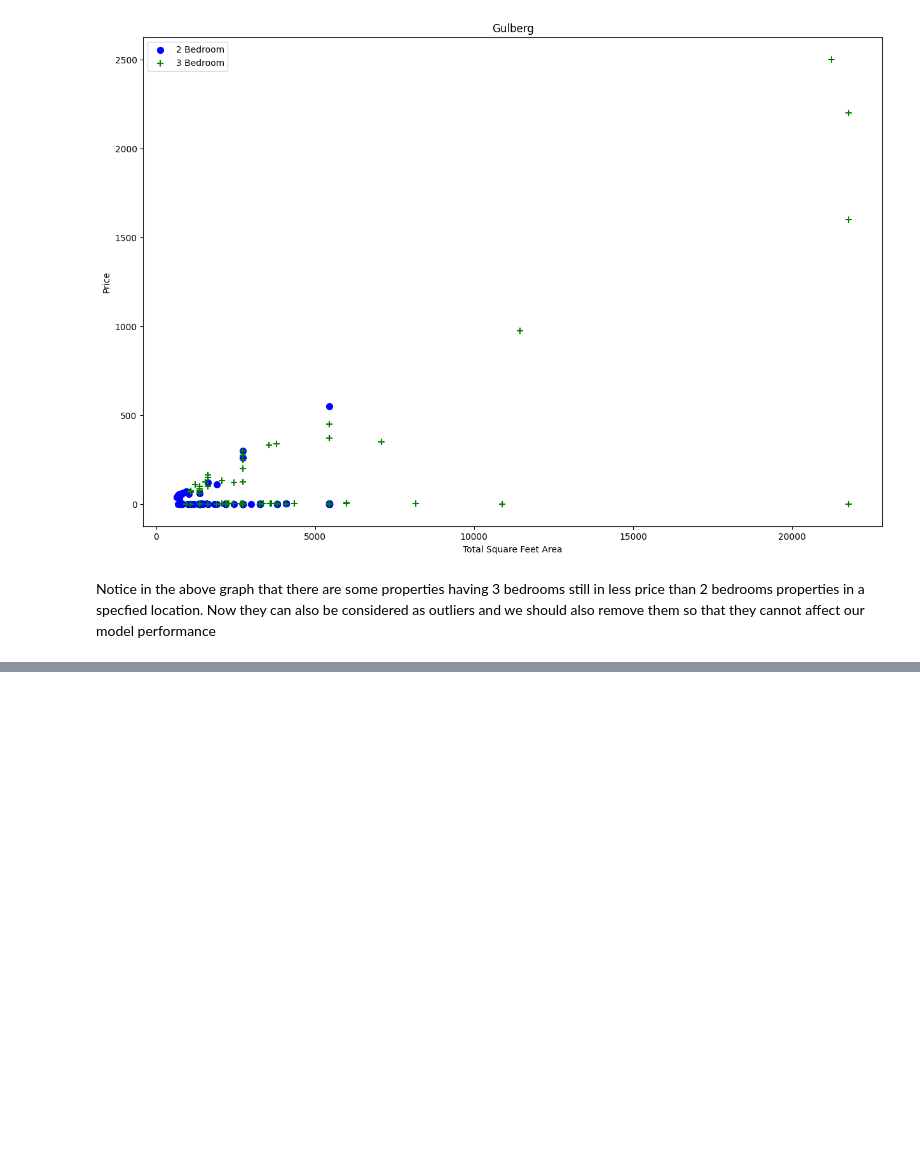
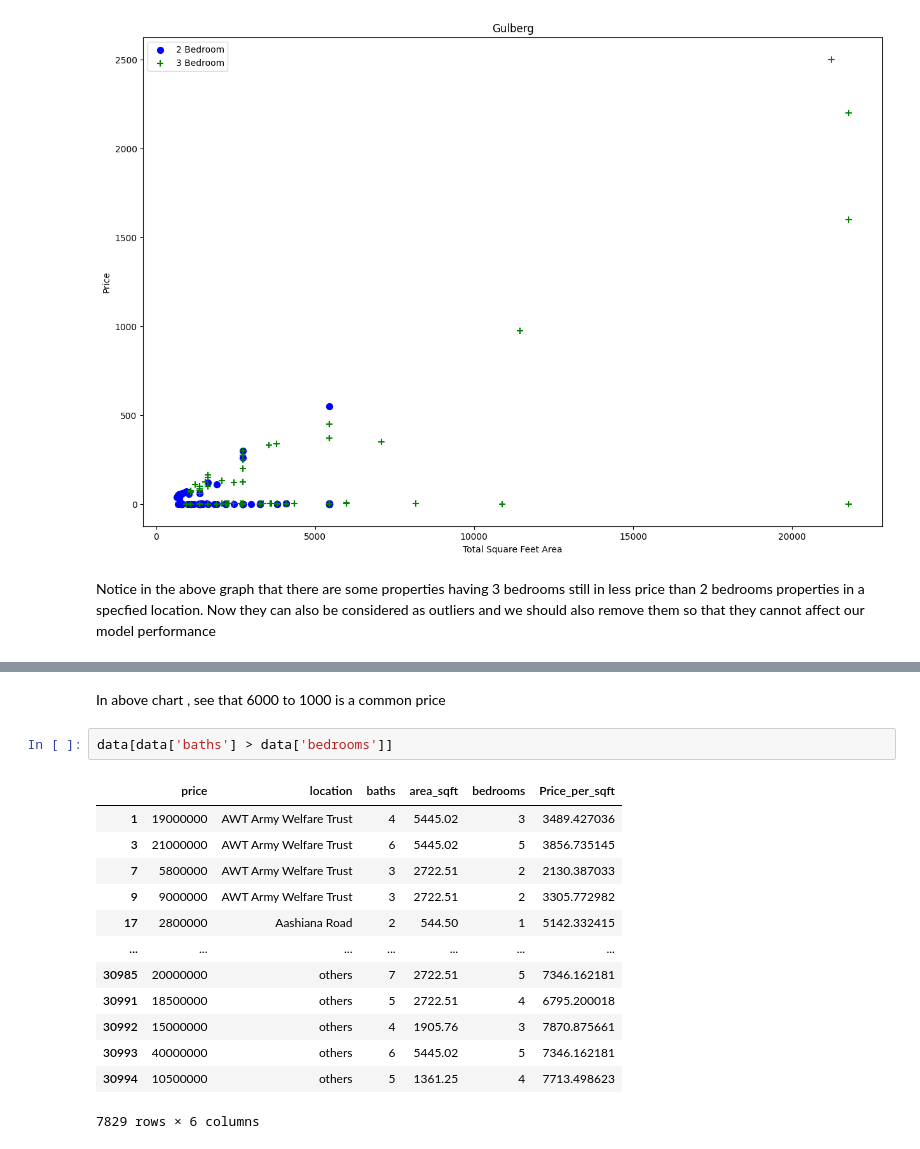
Before and after one commit to razzaq-99/Pakistan-s-Top-Cities-Property-Price-Prediction, a Jupyter notebook: lahore_property_price_prediction.ipynb, the cells around one changed output, grey strips where cells are left out. Drawn from its saved outputs; the diff is of its cells as text; blank space fills up the shorter version.

```diff
--- a/lahore_property_price_prediction.ipynb
+++ b/lahore_property_price_prediction.ipynb
@@ -246,0 +300,18 @@ Notice in the above graph that there are some properties having 3 bedrooms still
+# %% [markdown]
+In above chart , see that 6000 to 1000 is a common price
+# %%
+data[data['baths'] > data['bedrooms']]
+# %% [output]
+|  | price | location | baths | area_sqft | bedrooms | Price_per_sqft |
+| 1 | 19000000 | AWT Army Welfare Trust | 4 | 5445.02 | 3 | 3489.427036 |
+| 3 | 21000000 | AWT Army Welfare Trust | 6 | 5445.02 | 5 | 3856.735145 |
+| 7 | 5800000 | AWT Army Welfare Trust | 3 | 2722.51 | 2 | 2130.387033 |
+| 9 | 9000000 | AWT Army Welfare Trust | 3 | 2722.51 | 2 | 3305.772982 |
+| 17 | 2800000 | Aashiana Road | 2 | 544.50 | 1 | 5142.332415 |
+| ... | ... | ... | ... | ... | ... | ... |
+| 30985 | 20000000 | others | 7 | 2722.51 | 5 | 7346.162181 |
+| 30991 | 18500000 | others | 5 | 2722.51 | 4 | 6795.200018 |
+| 30992 | 15000000 | others | 4 | 1905.76 | 3 | 7870.875661 |
+| 30993 | 40000000 | others | 6 | 5445.02 | 5 | 7346.162181 |
+| 30994 | 10500000 | others | 5 | 1361.25 | 4 | 7713.498623 |
+7829 rows × 6 columns
```
Also changed, not shown: parts of 9 cells of this notebook.
